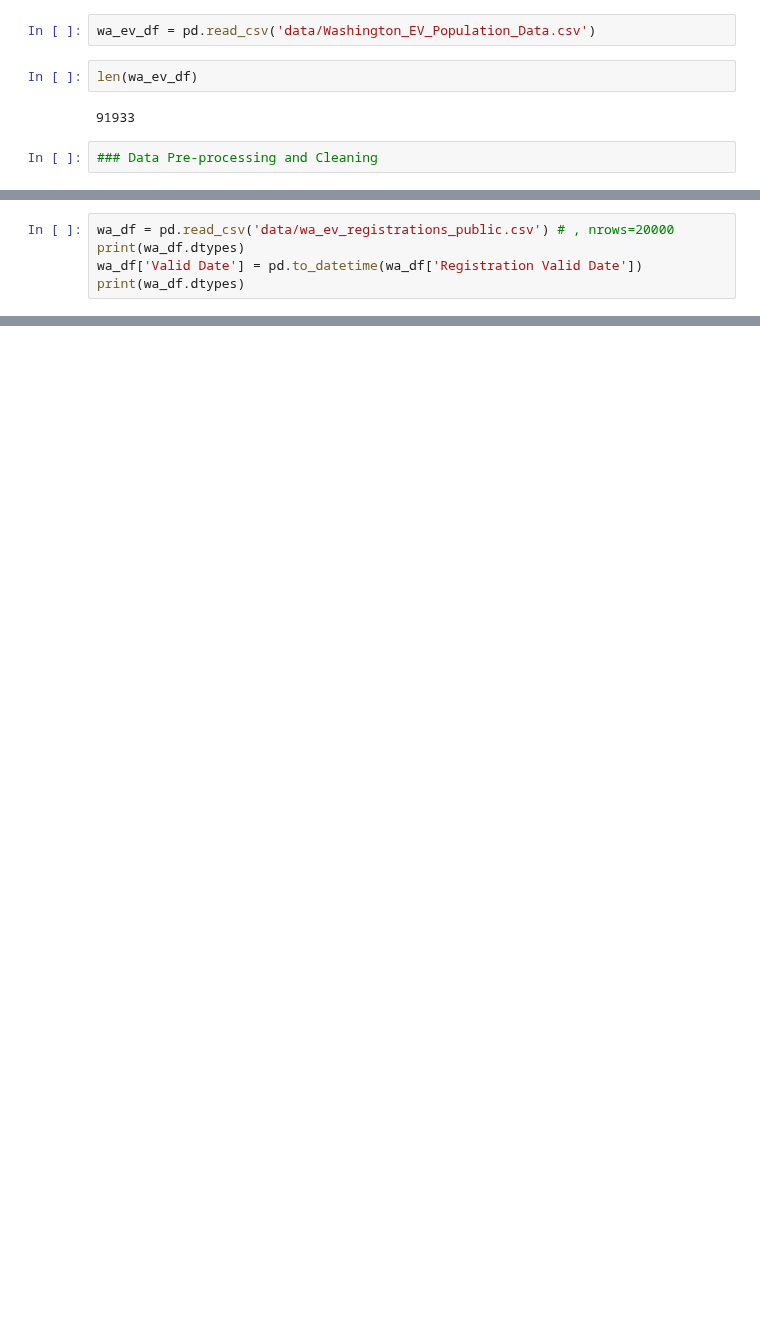
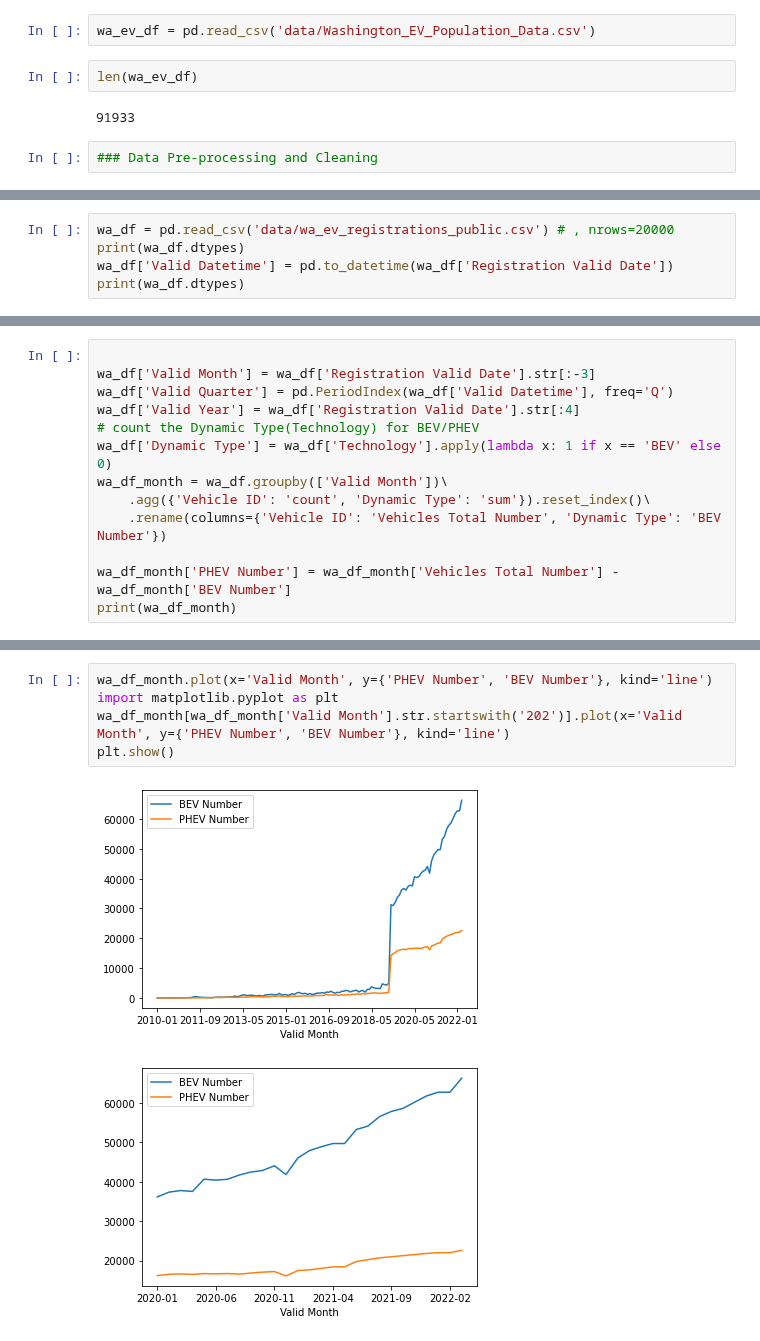
Before and after one commit to MarcccHuuu/2022Spring_Finals_EV, a Jupyter notebook: main-pipeline.ipynb, the cells around one changed output, grey strips where cells are left out. Cells and saved outputs as stored; diff of their text form; blank space fills up the shorter version.

Commit message:
plot for monthly EV

```diff
--- a/main-pipeline.ipynb
+++ b/main-pipeline.ipynb
@@ -25,6 +25,6 @@ download_file('wa_ev_registrations_public')
 # %%
 wa_df = pd.read_csv('data/wa_ev_registrations_public.csv') # , nrows=20000
 print(wa_df.dtypes)
-wa_df['Valid Date'] = pd.to_datetime(wa_df['Registration Valid Date'])
+wa_df['Valid Datetime'] = pd.to_datetime(wa_df['Registration Valid Date'])
 print(wa_df.dtypes)
 # %% [output]
@@ -49,2 +51,15 @@ min(wa_df['Valid Date']), max(wa_df['Valid Date'])
 # %% [output]
 (Timestamp('2010-01-06 00:00:00'), Timestamp('2022-03-16 00:00:00'))
+# %%
+
+wa_df['Valid Month'] = wa_df['Registration Valid Date'].str[:-3]
+wa_df['Valid Quarter'] = pd.PeriodIndex(wa_df['Valid Datetime'], freq='Q')
+wa_df['Valid Year'] = wa_df['Registration Valid Date'].str[:4]
+# count the Dynamic Type(Technology) for BEV/PHEV
+wa_df['Dynamic Type'] = wa_df['Technology'].apply(lambda x: 1 if x == 'BEV' else 0)
+wa_df_month = wa_df.groupby(['Valid Month'])\
+    .agg({'Vehicle ID': 'count', 'Dynamic Type': 'sum'}).reset_index()\
+    .rename(columns={'Vehicle ID': 'Vehicles Total Number', 'Dynamic Type': 'BEV Number'})
+
+wa_df_month['PHEV Number'] = wa_df_month['Vehicles Total Number'] - wa_df_month['BEV Number']
+print(wa_df_month)
@@ -50,0 +81,8 @@ min(wa_df['Valid Date']), max(wa_df['Valid Date'])
+# %%
+wa_df_month.plot(x='Valid Month', y={'PHEV Number', 'BEV Number'}, kind='line')
+import matplotlib.pyplot as plt
+wa_df_month[wa_df_month['Valid Month'].str.startswith('202')].plot(x='Valid Month', y={'PHEV Number', 'BEV Number'}, kind='line')
+plt.show()
+# %% [output]
+[figure, added]
+[figure, added]
```
Also changed, not shown: parts of 5 cells of this notebook.
